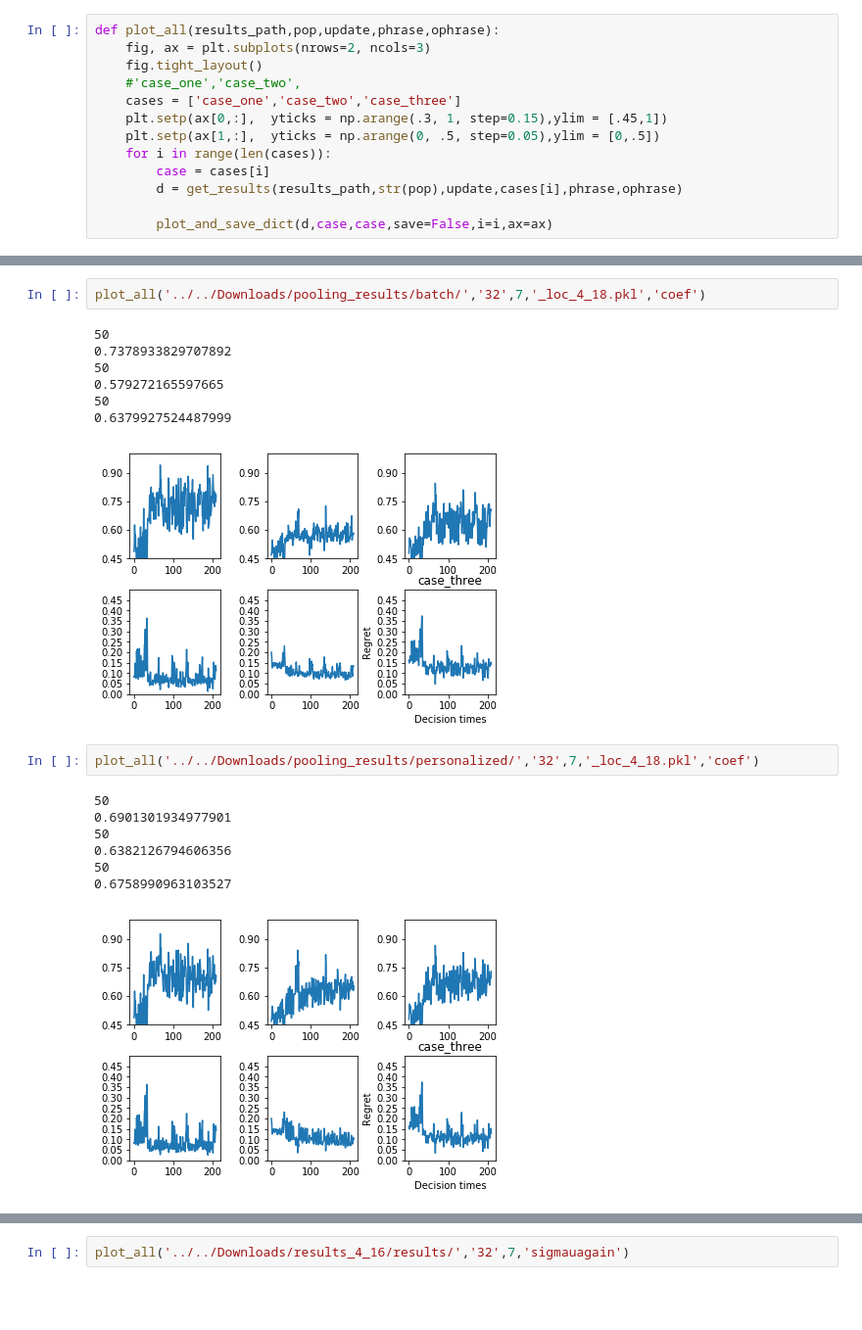
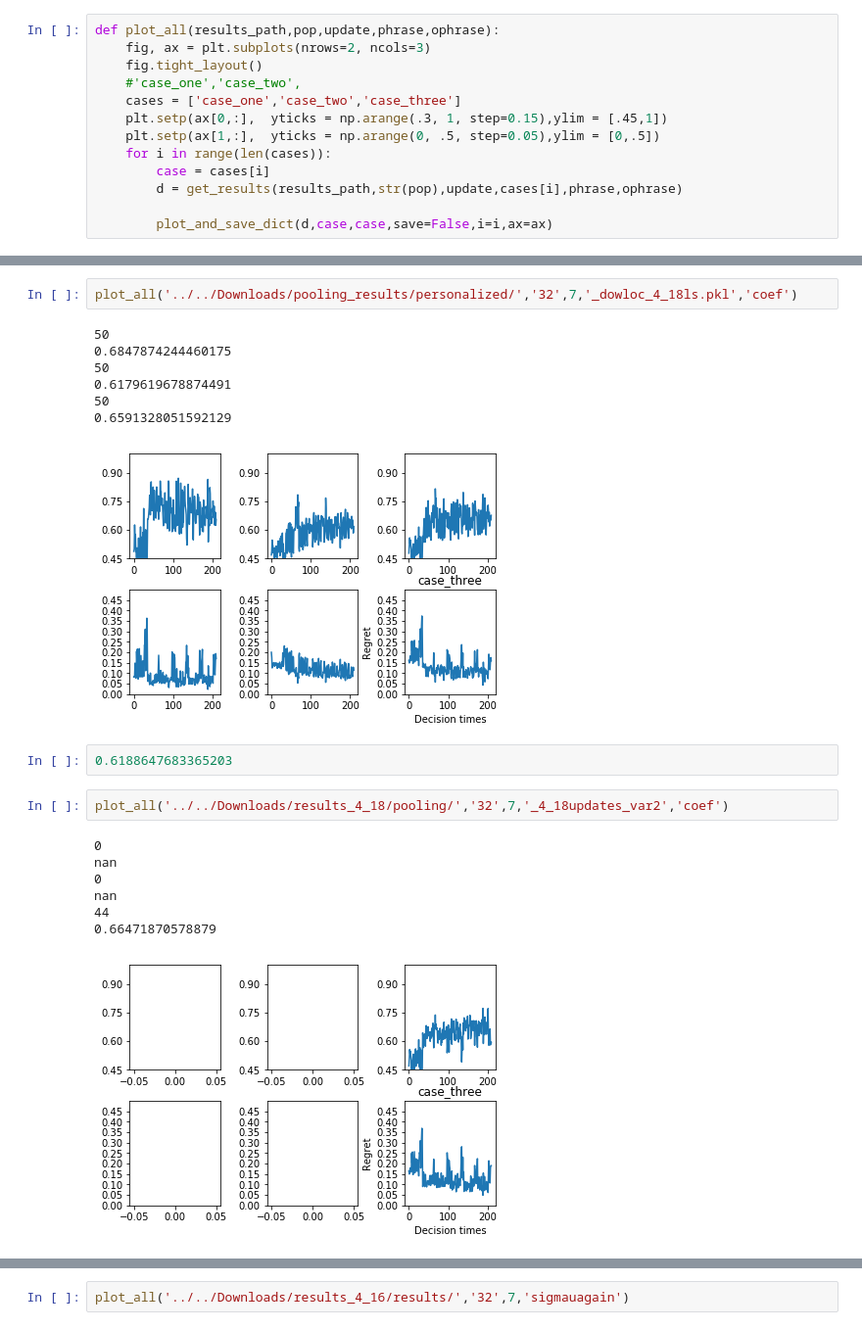
Before and after one commit to StatisticalReinforcementLearningLab/pooling_rl, a Jupyter notebook: evaluation/plot_all.ipynb, the cells around one changed output, grey strips where cells are left out. Shown at 98% size. Drawn from its saved outputs; the diff is of its cells as text; blank space fills up the shorter version.

```diff
--- a/evaluation/plot_all.ipynb
+++ b/evaluation/plot_all.ipynb
@@ -107,20 +117,22 @@ def plot_all(results_path,pop,update,phrase,ophrase):
 # %%
-plot_all('../../Downloads/pooling_results/batch/','32',7,'_loc_4_18.pkl','coef')
+plot_all('../../Downloads/pooling_results/personalized/','32',7,'_dowloc_4_18ls.pkl','coef')
 # %% [output]
 50
-0.7378933829707892
+0.6847874244460175
 50
-0.579272165597665
+0.6179619678874491
 50
-0.6379927524487999
+0.6591328051592129
-[figure, old version]
+[figure, new version]
+# %%
+0.6188647683365203
 # %%
-plot_all('../../Downloads/pooling_results/personalized/','32',7,'_loc_4_18.pkl','coef')
+plot_all('../../Downloads/results_4_18/pooling/','32',7,'_4_18updates_var2','coef')
 # %% [output]
-50
-0.6901301934977901
-50
-0.6382126794606356
-50
-0.6758990963103527
+0
+nan
+0
+nan
+44
+0.66471870578879
-[figure, old version]
+[figure, new version]
```
Also changed, not shown: parts of 6 cells of this notebook, 7 other files.
